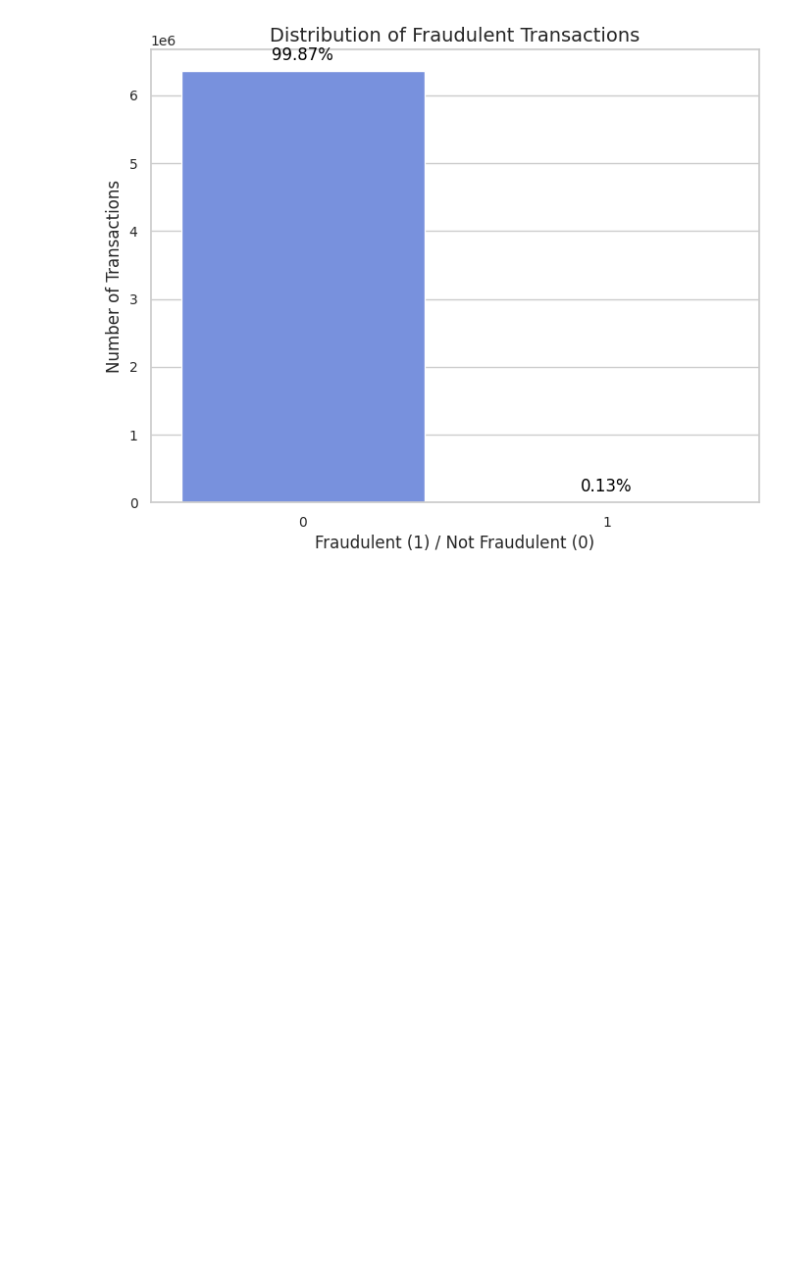
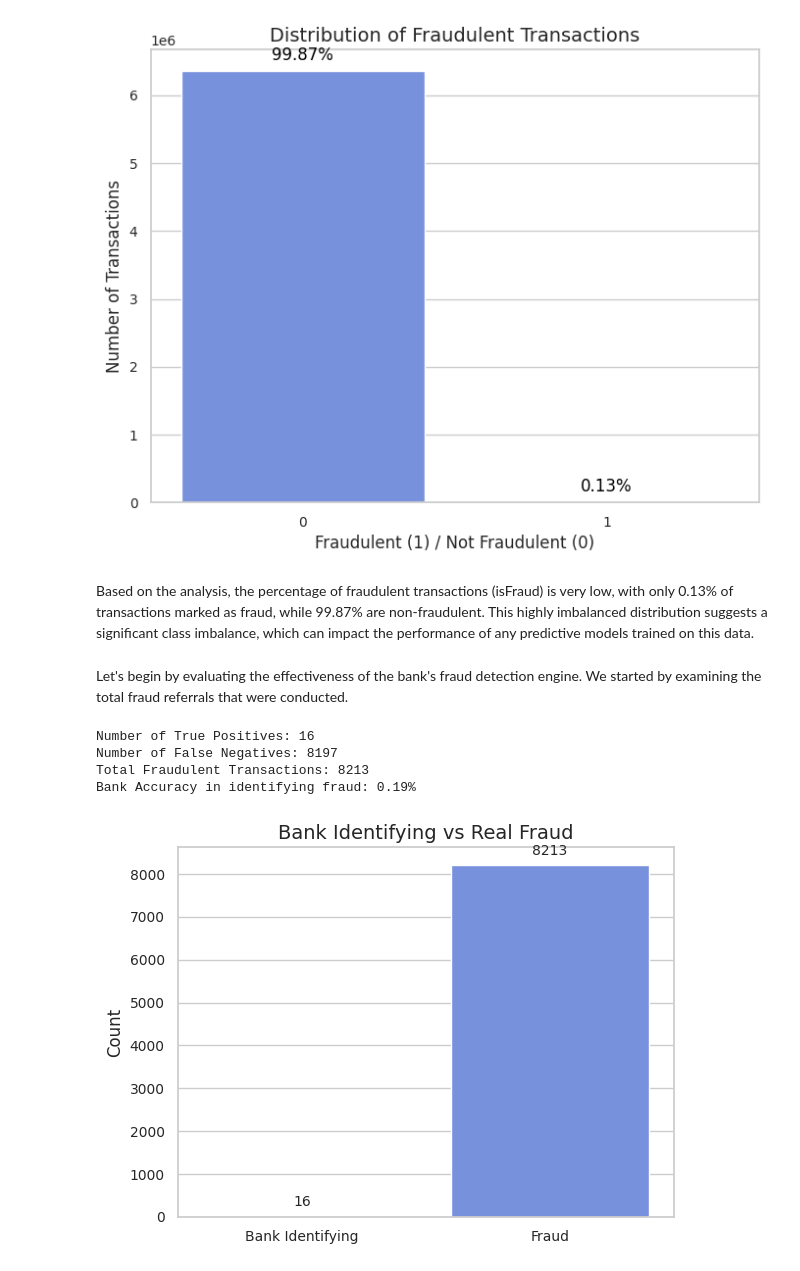
Before and after one commit to viktoruebelhart/analyzing-financial-fraud, a Jupyter notebook: analyzing_financial_fraud.ipynb, the cells around one changed output. Drawn from its saved outputs; the diff is of its cells as text; code cells hidden in the pictures; blank space fills up the shorter version.

```diff
--- a/analyzing_financial_fraud.ipynb
+++ b/analyzing_financial_fraud.ipynb
@@ -175,3 +175,46 @@ for p, percentage in zip(ax.patches, fraud_percentage):
 plt.show()
 # %% [output]
 [figure]
+# %% [markdown]
+Based on the analysis, the percentage of fraudulent transactions (isFraud) is very low, with only 0.13% of transactions marked as fraud, while 99.87% are non-fraudulent. This highly imbalanced distribution suggests a significant class imbalance, which can impact the performance of any predictive models trained on this data.
+# %% [markdown]
+Let's begin by evaluating the effectiveness of the bank's fraud detection engine.
+We started by examining the total fraud referrals that were conducted.
+# %%
+# Analyze the effectiveness of the bank's fraud detection system.
+# Calculate how many fraudulent transactions were correctly identified by the bank.
+
+true_positives = len(df[(df['isFraud'] == 1) & (df['isFlaggedFraud'] == 1)])
+false_negatives = len(df[(df['isFraud'] == 1) & (df['isFlaggedFraud'] == 0)])
+total_fraudulent = len(df[df['isFraud'] == 1])
+
+bank_accuracy = (true_positives / total_fraudulent) * 100
+
+print(f"Number of True Positives: {true_positives}")
+print(f"Number of False Negatives: {false_negatives}")
+print(f"Total Fraudulent Transactions: {total_fraudulent}")
+print(f"Bank Accuracy in identifying fraud: {bank_accuracy:.2f}%")
+# %% [output]
+Number of True Positives: 16
+Number of False Negatives: 8197
+Total Fraudulent Transactions: 8213
+Bank Accuracy in identifying fraud: 0.19%
+# %%
+ax = sns.barplot(x=['Bank Identifying', 'Fraud'],
+                 y=[df.isFlaggedFraud.sum(), df.isFraud.sum()])
+plt.title('Bank Identifying vs Real Fraud')
+plt.ylabel('Count')
+
+# Add count labels on each bar
+for p in ax.patches:
+    ax.annotate(f'{int(p.get_height())}',
+                (p.get_x() + p.get_width() / 2., p.get_height()),
+                ha='center',
+                va='bottom',
+                xytext=(0, 5),
+                textcoords='offset points',
+                fontsize=10)
+
+plt.show()
+# %% [output]
+[figure, added]
```
